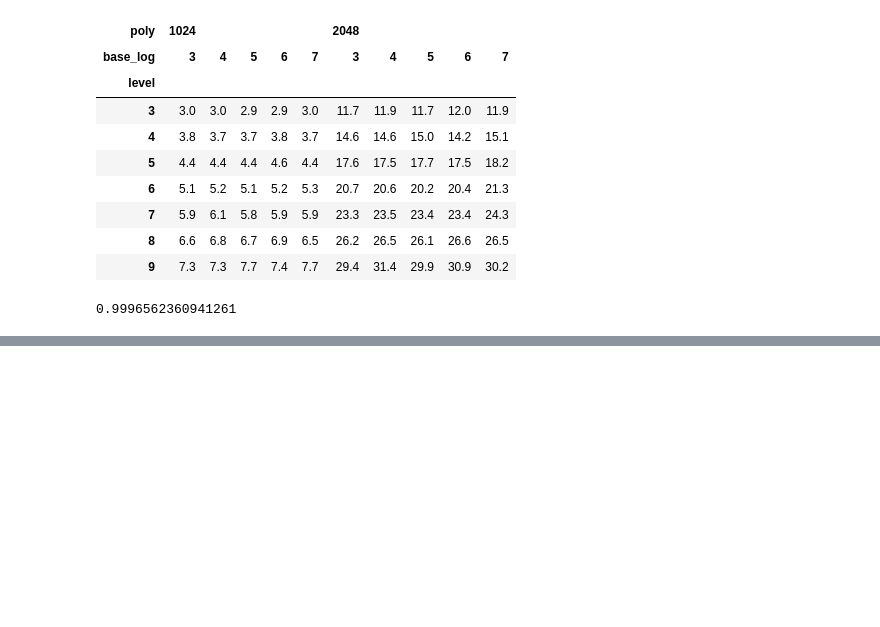
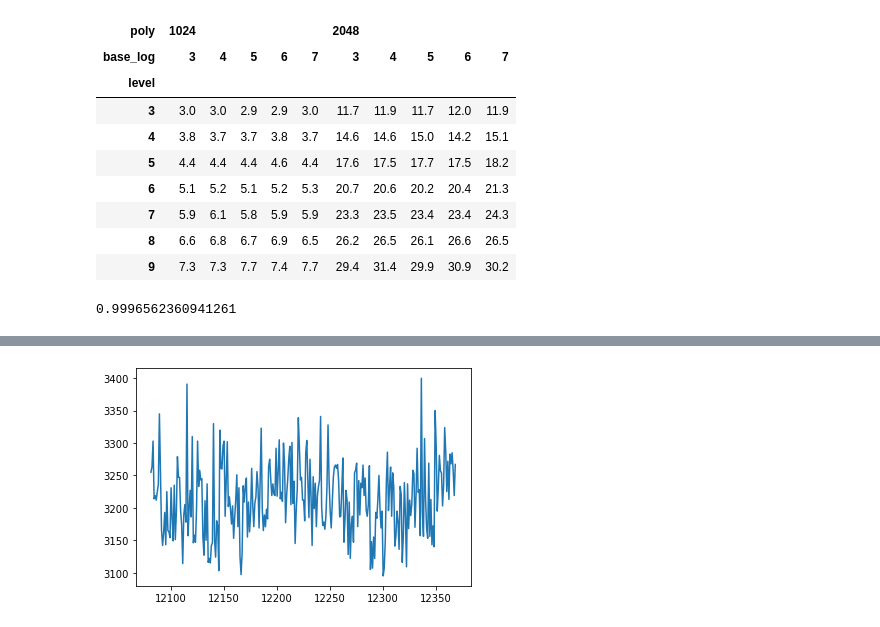
Before and after one commit to rickardbrannvall/teewondee, a Jupyter notebook: ewma_GVI/stats.ipynb, the cells around one changed output, grey strips where cells are left out. Drawn from its saved outputs; the diff is of its cells as text; code cells hidden in the pictures; blank space fills up the shorter version.

```diff
--- a/ewma_GVI/stats.ipynb
+++ b/ewma_GVI/stats.ipynb
@@ -156,0 +358,5 @@ np.exp(-np.log(2)/(24*7))
+# %%
+df_scores.loc[df_scores["id"]=="80_1024_1_7_4_CGM_p77_24h_2_3_400_TIR","time"].plot()
+plt.show()
+# %% [output]
+[figure, added]
```
Also changed, not shown: parts of 23 cells of this notebook, 14 other files.
